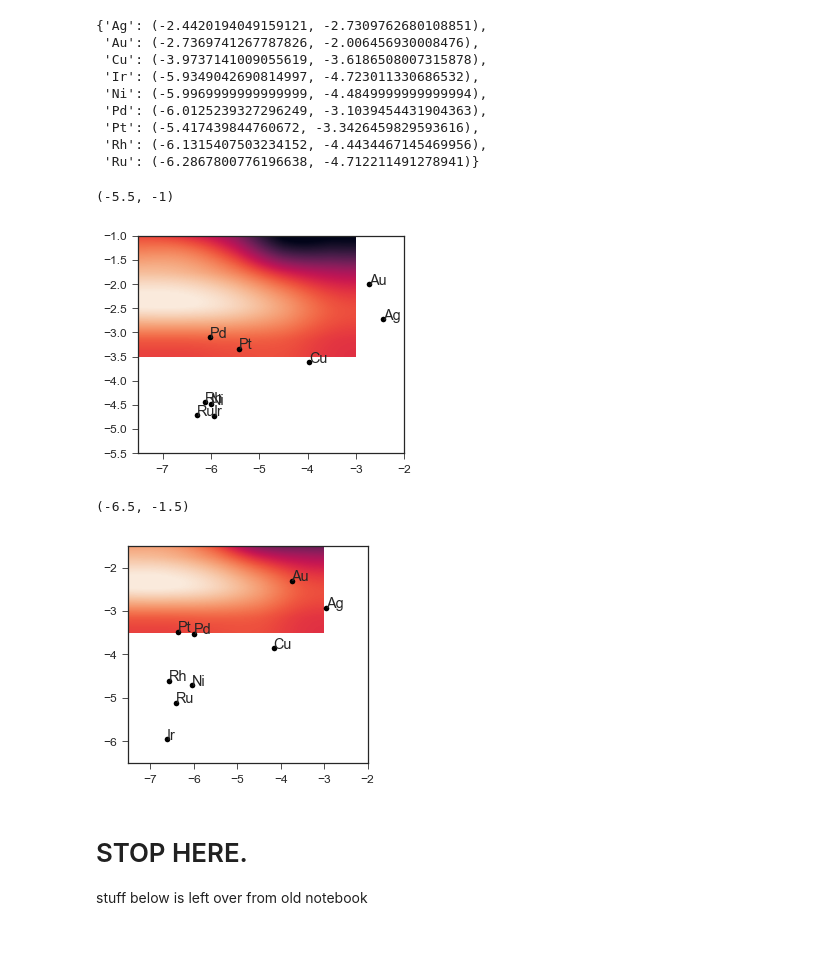
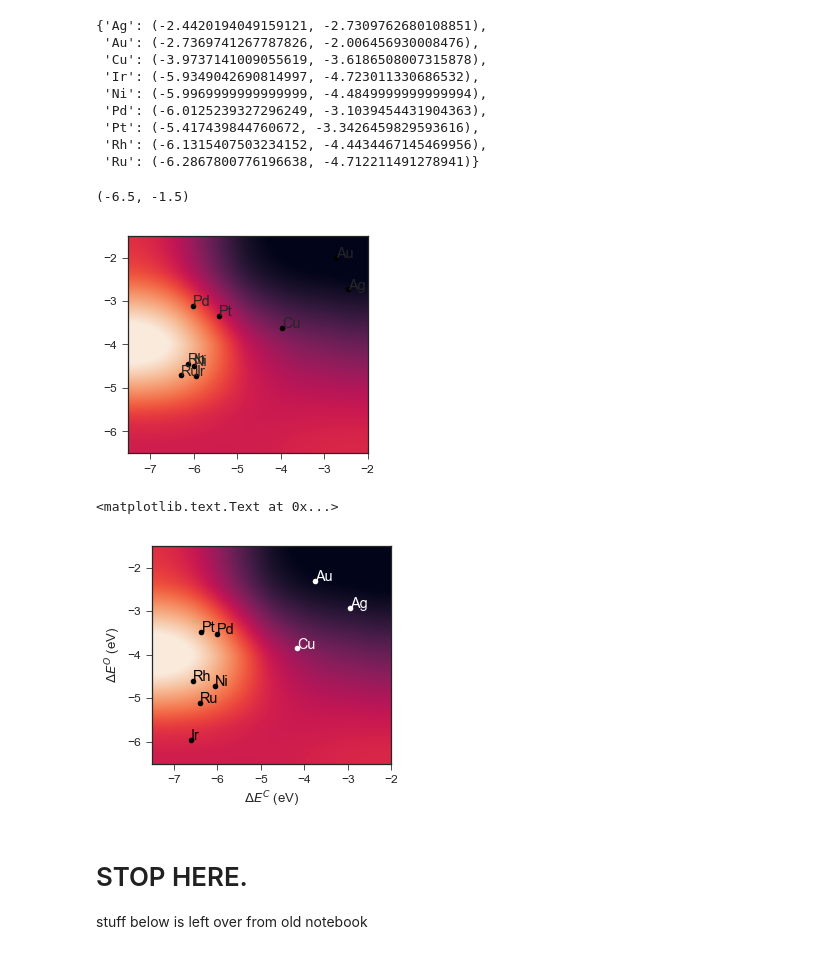
Before and after one commit to rwest/linear-scaling-tests, a Jupyter notebook: RMG-Cat-dry-reforming.ipynb, the cells around one changed output. Cells and saved outputs as stored; diff of their text form; code cells hidden in the pictures.

```diff
--- a/RMG-Cat-dry-reforming.ipynb
+++ b/RMG-Cat-dry-reforming.ipynb
@@ -410,6 +341,0 @@ TypeError: ('__init__() takes at least 3 arguments (1 given)', <class 'subproces
-# %%
-data = get_pandas_data(directory(-8., -0.875))
-rename_columns(data)
-d=data[['CO']]
-ax = plt.axes()
-d.plot.line(ax=ax)
@@ -452,7 +367,7 @@ def get_max_co(experiment):
 highest_co = max([float(get_max_co(e)) for e in experiments])
 # %%
 ax = plt.axes()
-for experiment in experiments[10:11]:
+for experiment in experiments:
     print experiment
     data = get_data(experiment)
     (data[['CO']]/highest_co).plot.line(ax=ax)
@@ -704,5 +605,5 @@ log_rates = np.log(fixed_rates)
 # %%
-rate_grid = np.reshape(log_rates, (5,5))
+rate_grid = np.reshape(log_rates, (grid_size,grid_size))
 # %%
 ax = sns.heatmap(rate_grid)
 # %% [output]
@@ -709,0 +611,3 @@ ax = sns.heatmap(rate_grid)
+# %%
+extent = carbon_range + oxygen_range
+extent
@@ -750,15 +651,15 @@ shifted_energies
  'Rh': (-6.1315407503234152, -4.4434467145469956),
  'Ru': (-6.2867800776196638, -4.712211491278941)}
 # %%
-plt.imshow(rate_grid, interpolation='spline16', origin='lower', extent=(-8,-3, -3.5,0), aspect='equal')
+plt.imshow(rate_grid, interpolation='spline16', origin='lower', extent=extent, aspect='equal')
 for metal, coords in shifted_energies.iteritems():
     plt.plot(coords[0], coords[1], 'ok')
     plt.text(coords[0], coords[1], metal)
-plt.xlim(-7.5,-2)
-plt.ylim(-5.5,-1)
+plt.xlim(carbon_range)
+plt.ylim(oxygen_range)
 # %% [output]
-(-5.5, -1)
+(-6.5, -1.5)
-[figure, old version]
+[figure, new version]
 # %%
 # For close packed surfaces from
 # Abild-Pedersen, F.; Greeley, J.; Studt, F.; Rossmeisl, J.; Munter, T. R.; Moses, P. G.; Skúlason, E.; Bligaard, T.; Norskov, J. K. Scaling Properties of Adsorption Energies for Hydrogen-Containing Molecules on Transition-Metal Surfaces. Phys. Rev. Lett. 2007, 99 (1), 016105 DOI: 10.1103/PhysRevLett.99.016105.
@@ -774,15 +675,18 @@ abildpedersen_energies = { # Carbon, then Oxygen
 'Au': ( -3.7499999999999973, -2.302236198462614),
 }
 # %%
-plt.imshow(rate_grid, interpolation='spline16', origin='lower', extent=(-8,-3, -3.5,0), aspect='equal')
+plt.imshow(rate_grid, interpolation='spline16', origin='lower', extent=extent, aspect='equal')
 for metal, coords in abildpedersen_energies.iteritems():
-    plt.plot(coords[0], coords[1], 'ok')
-    plt.text(coords[0], coords[1], metal)
-plt.xlim(-7.5,-2)
-plt.ylim(-6.5,-1.5)
+    color = {'Ag':'w','Au':'w','Cu':'w'}.get(metal,'k')
+    plt.plot(coords[0], coords[1], 'o'+color)
+    plt.text(coords[0], coords[1], metal, color=color)
+plt.xlim(carbon_range)
+plt.ylim(oxygen_range)
+plt.xlabel('$\Delta E^C$ (eV)')
+plt.ylabel('$\Delta E^O$ (eV)')
 # %% [output]
-(-6.5, -1.5)
+<matplotlib.text.Text at 0x...>
-[figure, old version]
+[figure, new version]
 # %% [markdown]
 # STOP HERE.
 stuff below is left over from old notebook
```
Also changed, not shown: parts of 21 cells of this notebook, 2 other files.
